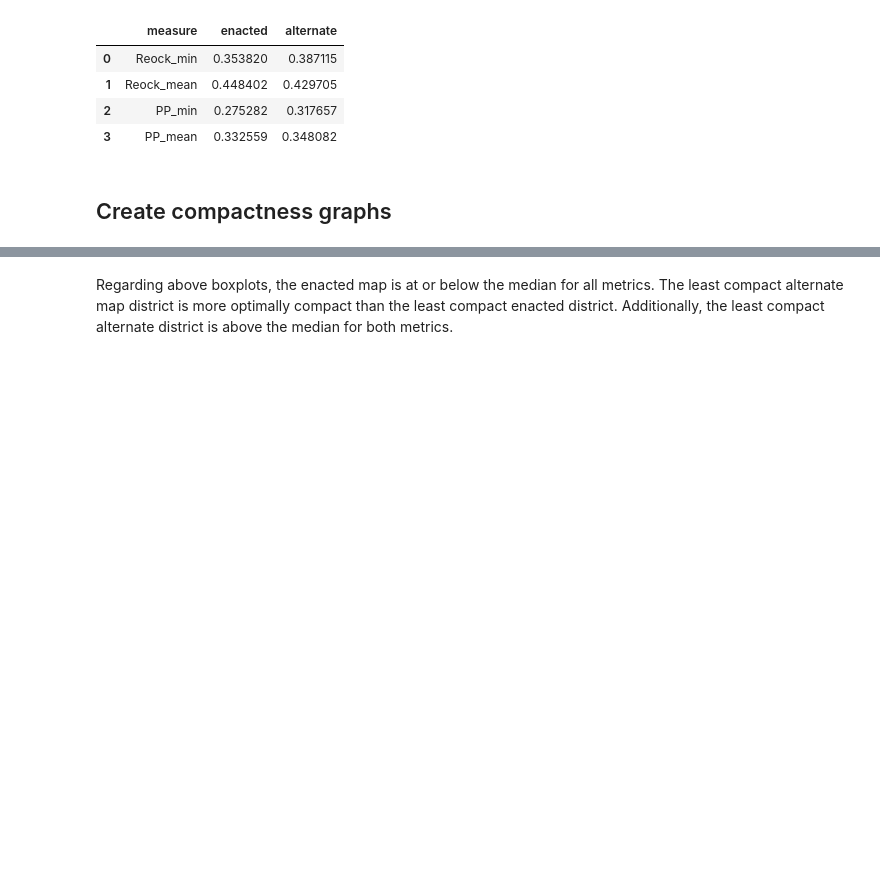
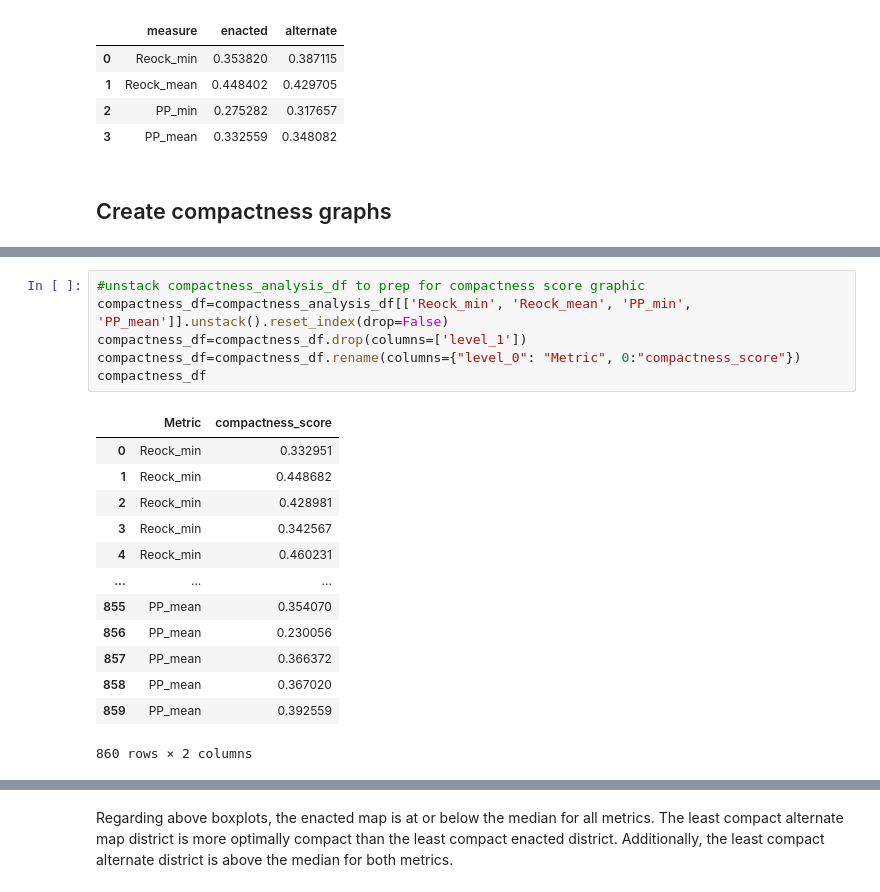
Before and after one commit to stefaniegwangphd/ia-redistricting, a Jupyter notebook: simulation_map_analysis.ipynb, the cells around one changed output, grey strips where cells are left out. Cells and saved outputs as stored; diff of their text form; blank space fills up the shorter version.

```diff
--- a/simulation_map_analysis.ipynb
+++ b/simulation_map_analysis.ipynb
@@ -229,3 +245,23 @@ maps_df
+# %%
+#unstack compactness_analysis_df to prep for compactness score graphic
+compactness_df=compactness_analysis_df[['Reock_min', 'Reock_mean', 'PP_min', 'PP_mean']].unstack().reset_index(drop=False)
+compactness_df=compactness_df.drop(columns=['level_1'])
+compactness_df=compactness_df.rename(columns={"level_0": "Metric", 0:"compactness_score"})
+compactness_df
+# %% [output]
+|  | Metric | compactness_score |
+| 0 | Reock_min | 0.332951 |
+| 1 | Reock_min | 0.448682 |
+| 2 | Reock_min | 0.428981 |
+| 3 | Reock_min | 0.342567 |
+| 4 | Reock_min | 0.460231 |
+| ... | ... | ... |
+| 855 | PP_mean | 0.354070 |
+| 856 | PP_mean | 0.230056 |
+| 857 | PP_mean | 0.366372 |
+| 858 | PP_mean | 0.367020 |
+| 859 | PP_mean | 0.392559 |
+860 rows × 2 columns
 # %%
 x = maps_df['measure']
 y = maps_df['enacted']
```
Also changed, not shown: parts of 4 cells of this notebook, 3 other files.
